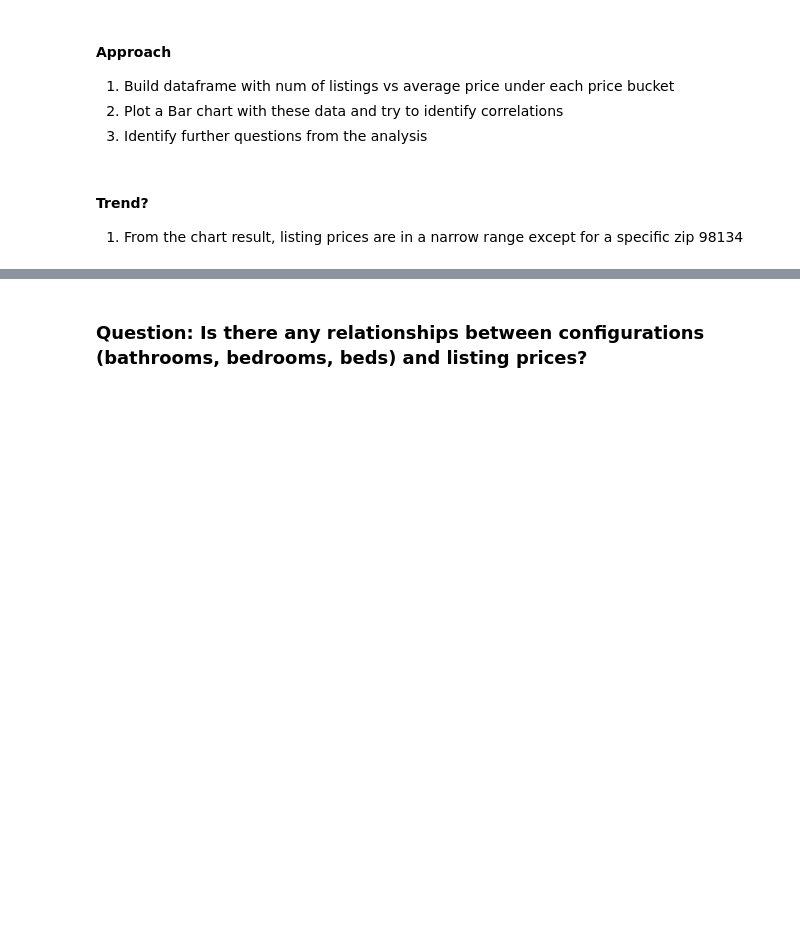
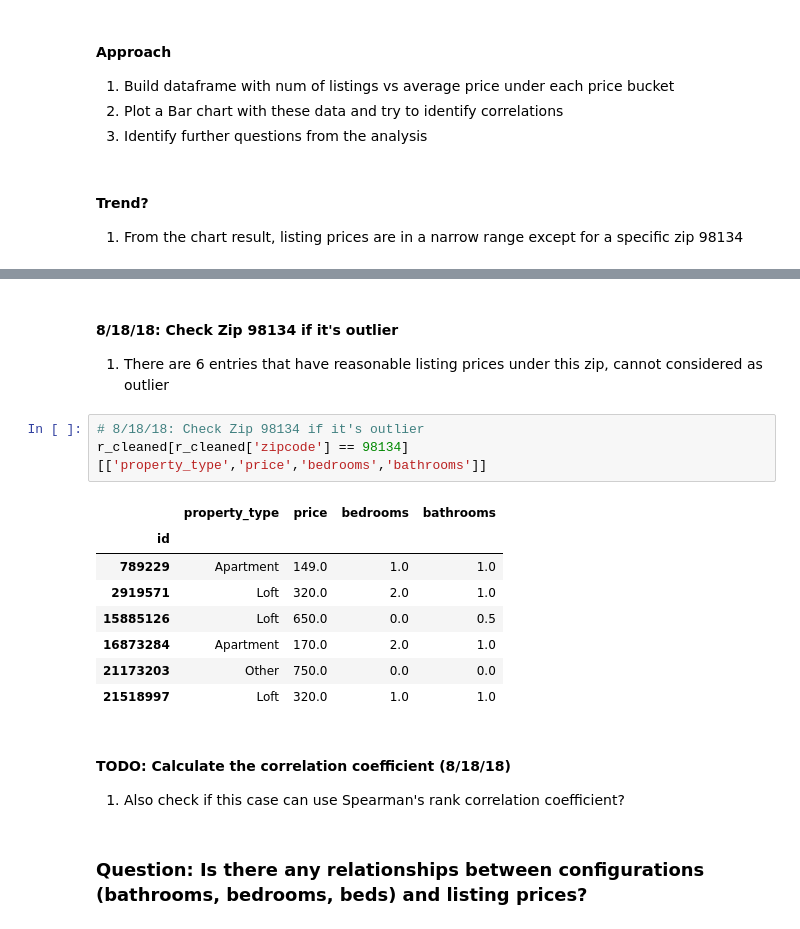
Before and after one commit to mikeli888/Springboard, a Jupyter notebook: sb2018_capstone1/Airbnb_pricing_analysis1.ipynb, the cells around one changed output, grey strips where cells are left out. Drawn from its saved outputs; the diff is of its cells as text; blank space fills up the shorter version.

```diff
--- a/sb2018_capstone1/Airbnb_pricing_analysis1.ipynb
+++ b/sb2018_capstone1/Airbnb_pricing_analysis1.ipynb
@@ -398,3 +404,21 @@ plt.show()
+# %% [markdown]
+#### 8/18/18: Check Zip 98134 if it's outlier
+1) There are 6 entries that have reasonable listing prices under this zip, cannot considered as outlier
+# %%
+# 8/18/18: Check Zip 98134 if it's outlier
+r_cleaned[r_cleaned['zipcode'] == 98134][['property_type','price','bedrooms','bathrooms']]
+# %% [output]
+|  | property_type | price | bedrooms | bathrooms |
+| id |  |  |  |  |
+| 789229 | Apartment | 149.0 | 1.0 | 1.0 |
+| 2919571 | Loft | 320.0 | 2.0 | 1.0 |
+| 15885126 | Loft | 650.0 | 0.0 | 0.5 |
+| 16873284 | Apartment | 170.0 | 2.0 | 1.0 |
+| 21173203 | Other | 750.0 | 0.0 | 0.0 |
+| 21518997 | Loft | 320.0 | 1.0 | 1.0 |
+# %% [markdown]
+#### TODO: Calculate the correlation coefficient (8/18/18)
+1) Also check if this case can use Spearman's rank correlation coefficient?
 # %% [markdown]
 ### Question: Is there any relationships between configurations (bathrooms, bedrooms, beds) and listing prices?
 # %% [markdown]
```
Also changed, not shown: parts of 14 cells of this notebook.
